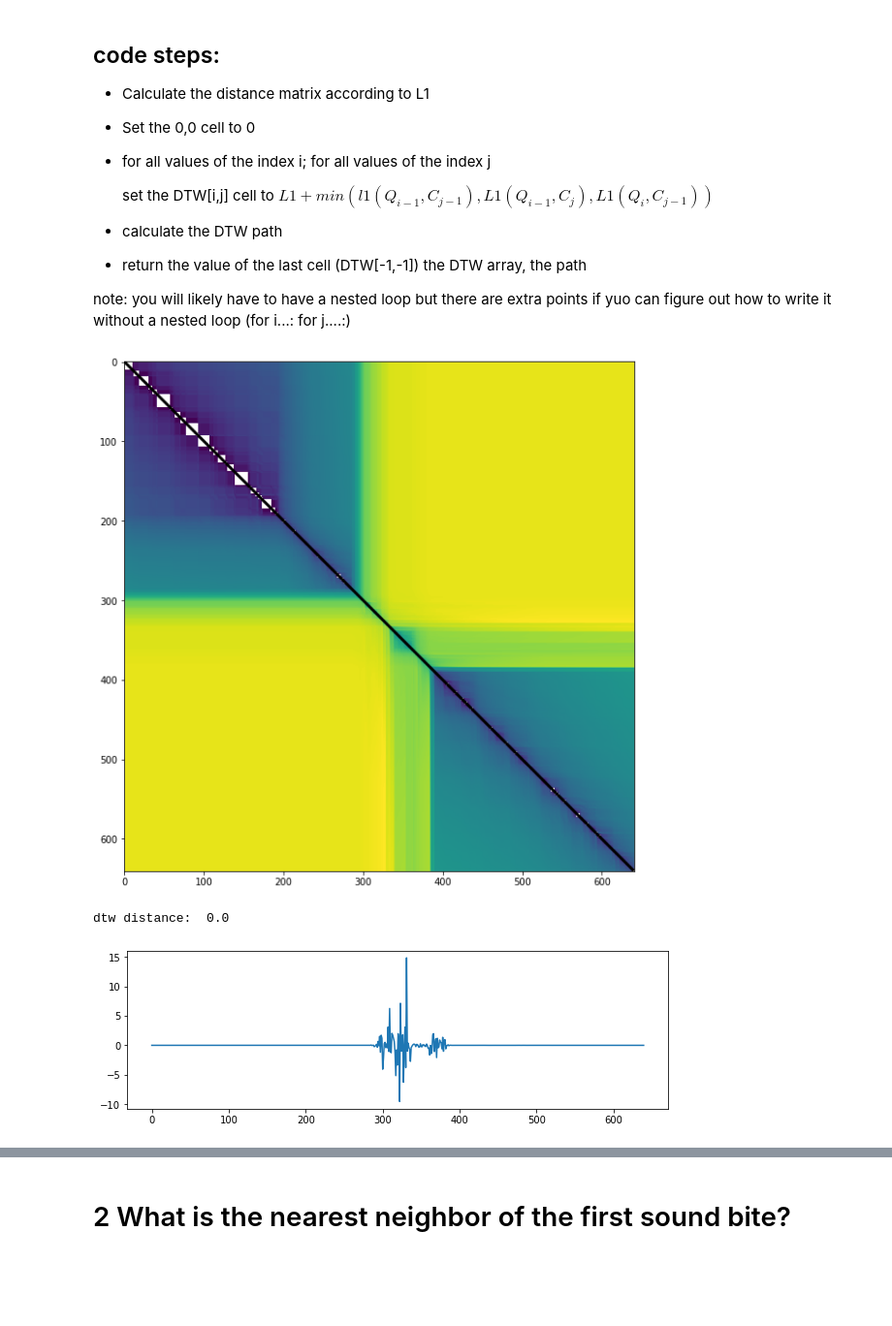
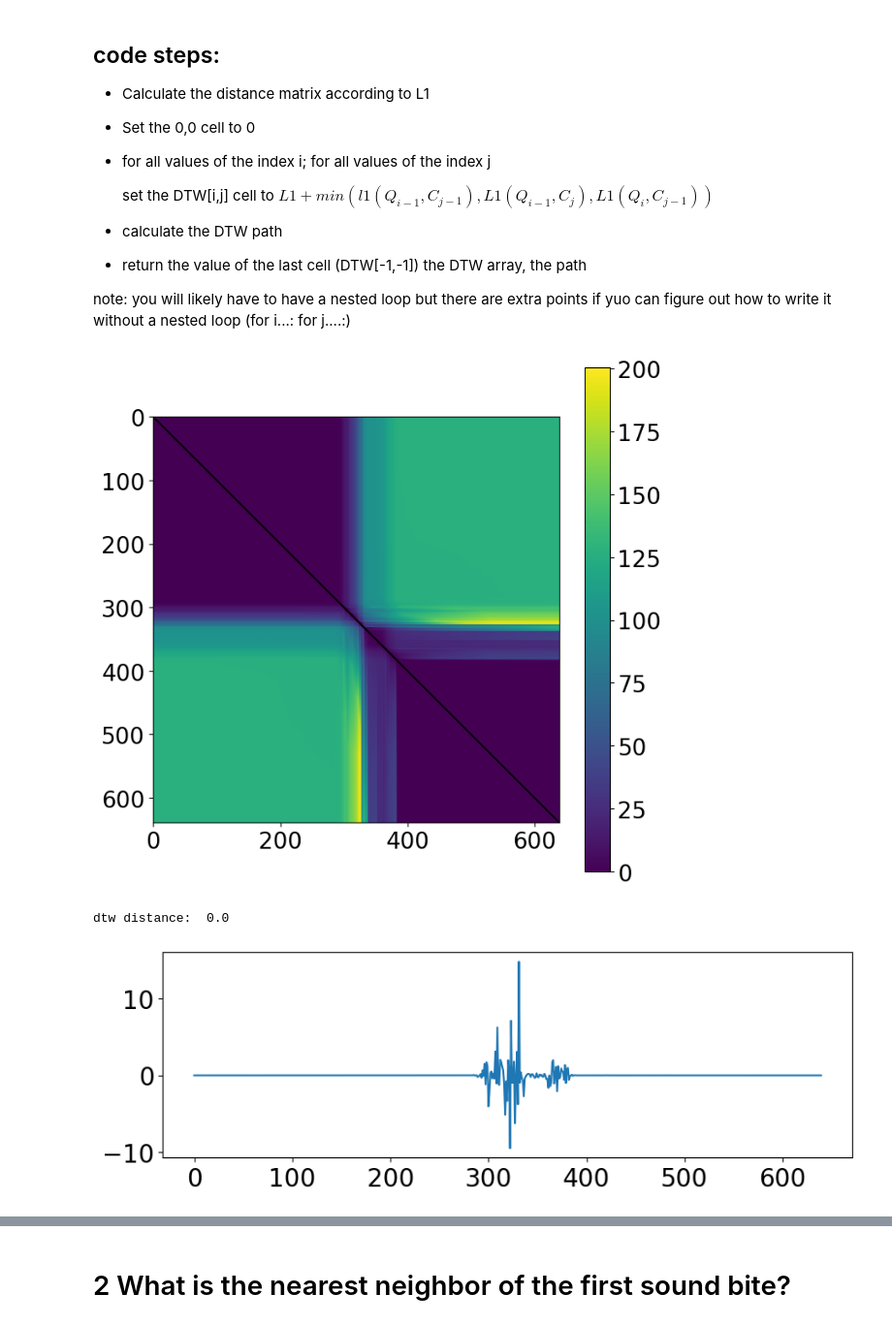
Before and after one commit to Osujan/MLTSA25_SShrestha, a Jupyter notebook: HW6/dtw_instructions.ipynb, the cells around one changed output, grey strips where cells are left out. Shown at 97% size. Saved outputs shown, nothing was run; the diff lists cells and outputs as text; code cells hidden in the pictures; blank space fills up the shorter version.

```diff
--- a/HW6/dtw_instructions.ipynb
+++ b/HW6/dtw_instructions.ipynb
@@ -435,17 +463,75 @@ def path(DTWm):
 - return the value of the last cell (DTW[-1,-1])  the DTW array, the path
 
 note: you will likely have to have a nested loop but there are extra points if yuo can figure out how to write it without a nested loop (for i...: for j....:)
-# %%
-def dtw()......
-
-# DTW distance to itslef
-print("dtw distance: ", dtw(X[0][::restep], X[0][::restep], show=True)[0]);
-pl.figure(figsize(10,3))
-pl.plot(X[0][::restep]);
-# %% [output]
-[figure, removed]
-dtw distance:  0.0
-[figure, removed]
+# %%
+restep = 10
+
+def dtw(x, y, show=False, getpath=True, r=1):
+    """
+    Returns a DTW matrix along with (optionally) returning a path through the matrix using the "path" function
+    Inputs:
+     - x (array or list): x values of elements n
+     - y (array or list): y values of elements m, corresponding to x values
+     - show (boolean): show or not show colormap of final DTW computed array
+     - getpath (boolean): obtain values of the path calculated along the matrix
+
+    Outputs (if getpath == True):
+     - A list of (final DTW array matrix [numpy array], final DTW matrix [numpy array], values of the path indices in (p, q) [floats])
+
+    Outputs (if getpath == False):
+     - final DTW array matrix [numpy array]
+    """
+
+    x = np.array(x)
+    y = np.array(y)
+
+    D = cdist(x[:, None], y[:, None], metric='cityblock')
+
+    N, M = D.shape
+    DTW = np.full((N, M), np.inf)
+    #DTW[0, 0] = 0
+    DTW[0, 0] = D[0, 0]
+    p, q = None, None
+
+    # skip element [0, 0] since we already set the value
+    for i in range(1, N):
+        for j in range(1, M):
+            DTW[i, j] = D[i, j] + np.min((
+                DTW[i - 1, j],
+                DTW[i, j - 1],
+                DTW[i - 1, j - 1]
+            ))
+
+    p, q = path(DTW)
+
+    # if getpath:
+        # p, q = path(DTW_final)
+        # p, q = path(DTW)
+
+    DTW_final = DTW[1:, 1:]
+
+    if show:
+        plt.figure(figsize=(8, 8))
+        plt.imshow(DTW_final)
+        plt.colorbar()
+        if p is not None and q is not None:
+            plt.plot(q, p, color='black')
+        plt.show()
+
+    if getpath:
+        return DTW_final[-1, -1], DTW_final, (p, q)
+    return DTW[-1, -1]
+
+
+# DTW distance to itslef
+print("dtw distance: ", dtw(X[0][::restep], X[0][::restep], show=True)[0]);
+pl.figure(figsize(10,3))
+pl.plot(X[0][::restep]);
+pl.show()
+# %% [output]
+[figure, added]
+dtw distance:  0.0
+[figure, added]
 # %%
 # DTW distance to a file with a different sound bite, normalized
 print("dtw distance: ", dtw(X[0][::restep], X[1][::restep], show=True)[0])
```
Also changed, not shown: parts of 27 cells of this notebook.
